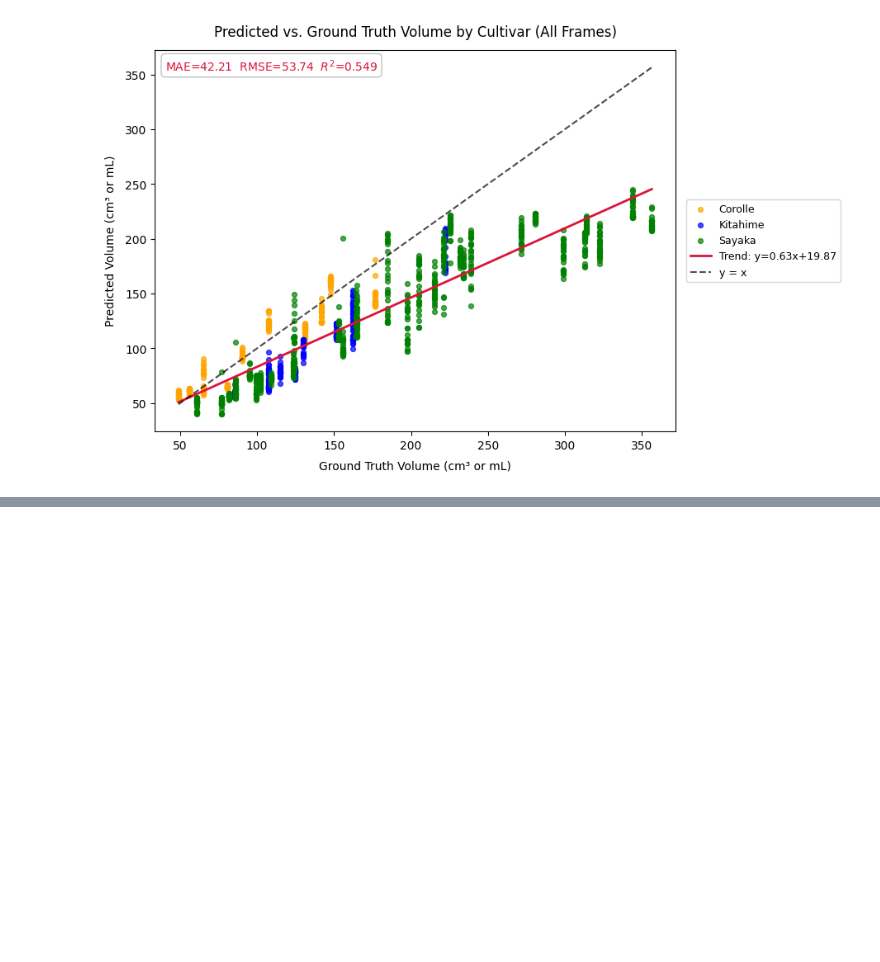
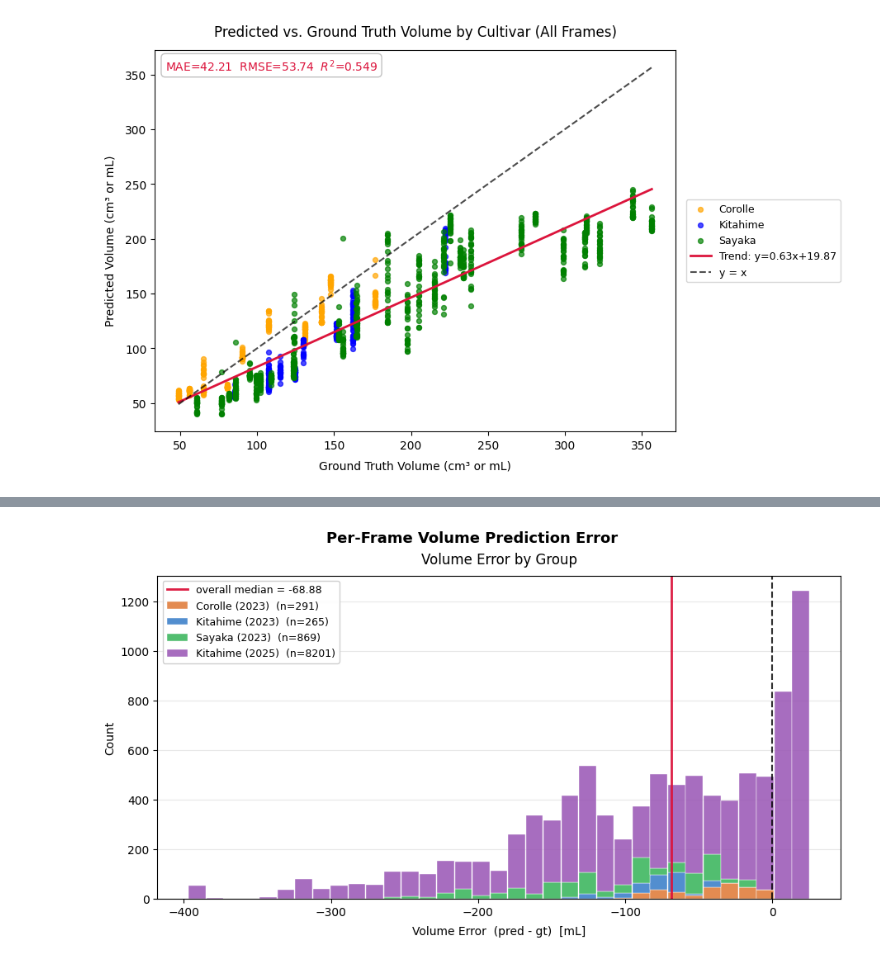
Before and after one commit to GroteGitJeppo/PointSDF_2, a Jupyter notebook: misc/eda.ipynb, the cells around one changed output, grey strips where cells are left out. Drawn from its saved outputs; the diff is of its cells as text; code cells hidden in the pictures; blank space fills up the shorter version.

```diff
--- a/misc/eda.ipynb
+++ b/misc/eda.ipynb
@@ -320,3 +320,90 @@ o3d.visualization.draw_plotly(
 
 # Optional: native Open3D window (separate desktop window, full rendering controls)
 # o3d.visualization.draw_geometries([pcd_p, pcd_f], window_name="R9-9", width=1280, height=720)
+# %%
+# Error histograms -- volume error (pred - gt) and Chamfer distance
+# Four fixed groups: Corolle 2023 / Kitahime 2023 / Sayaka 2023 / Kitahime 2025
+# One frame = one data point (no per-potato aggregation).
+#
+# Assumes df_frames is already loaded (run cell 2 first).
+
+import matplotlib.pyplot as plt
+import numpy as np
+import pandas as pd
+
+# Build a combined group label from cultivar + year
+df = df_frames.copy()
+df["vol_error"] = df["pred_volume_ml"] - df["gt_volume_ml"]
+df["group"] = (df["cultivar"].astype(str).str.strip()
+               + " (" + df["year"].astype(str).str.strip() + ")")
+
+GROUPS  = ["Corolle (2023)", "Kitahime (2023)", "Sayaka (2023)", "Kitahime (2025)"]
+PALETTE = ["#E07B39", "#3A7EC9", "#3AB55C", "#9B59B6"]
+ALPHA   = 0.88
+N_BINS  = 35
+
+df = df[df["group"].isin(GROUPS)]
+print("Frames per group:")
+print(df["group"].value_counts().reindex(GROUPS).to_string())
+
+
+def _stacked_hist(ax, metric_col, xlabel, zero_line):
+    all_vals = df[metric_col].dropna().values
+    lo = np.nanpercentile(all_vals, 1)
+    hi = np.nanpercentile(all_vals, 99)
+    bins = np.linspace(lo, hi, N_BINS + 1)
+
+    vals_list = [
+        df.loc[df["group"] == g, metric_col].dropna().values
+        for g in GROUPS
+    ]
+    counts = np.array([np.histogram(v, bins=bins)[0] for v in vals_list], dtype=float)
+
+    bottoms = np.zeros(len(bins) - 1)
+    bin_centers = (bins[:-1] + bins[1:]) / 2
+    bar_width = bins[1] - bins[0]
+
+    for i, (group, color) in enumerate(zip(GROUPS, PALETTE)):
+        ax.bar(
+            bin_centers, counts[i], width=bar_width * 0.97,
+            bottom=bottoms, color=color, alpha=ALPHA,
+            label=f"{group}  (n={len(vals_list[i])})",
+            edgecolor="white", linewidth=0.35,
+        )
+        bottoms += counts[i]
+
+    if zero_line:
+        ax.axvline(0, color="black", linestyle="--", lw=1.5, alpha=0.8)
+
+    med = np.nanmedian(all_vals)
+    ax.axvline(med, color="crimson", linestyle="-", lw=2.0, alpha=0.95,
+               label=f"overall median = {med:.2f}")
+
+    ax.set_xlabel(xlabel, labelpad=6)
+    ax.set_ylabel("Count")
+    ax.yaxis.grid(True, alpha=0.3)
+    ax.set_axisbelow(True)
+    ax.legend(fontsize=9, framealpha=0.92)
+
+
+# Volume error histogram
+fig, ax = plt.subplots(figsize=(9, 5), constrained_layout=True)
+_stacked_hist(ax, "vol_error", "Volume Error  (pred - gt)  [mL]", zero_line=True)
+ax.set_title("Volume Error by Group", pad=10)
+fig.suptitle("Per-Frame Volume Prediction Error", fontsize=13, fontweight="bold")
+plt.show()
+
+# Chamfer distance histogram
+if "chamfer_mm" in df.columns:
+    fig, ax = plt.subplots(figsize=(9, 5), constrained_layout=True)
+    _stacked_hist(ax, "chamfer_mm", "Chamfer Distance  [mm]", zero_line=False)
+    ax.set_title("Chamfer Distance by Group", pad=10)
+    fig.suptitle("Per-Frame Chamfer Distance", fontsize=13, fontweight="bold")
+    plt.show()
+
+# Summary table
+stat_cols = [c for c in ("vol_error", "chamfer_mm") if c in df.columns]
+print()
+print(df.groupby("group")[stat_cols].agg(["mean", "median", "std"])
+      .reindex(GROUPS).round(3).to_string())
+# %% [output]
@@ -322,0 +416 @@ o3d.visualization.draw_plotly(
+[figure, added]
```
Also changed, not shown: parts of 4 cells of this notebook, 1 other file.
